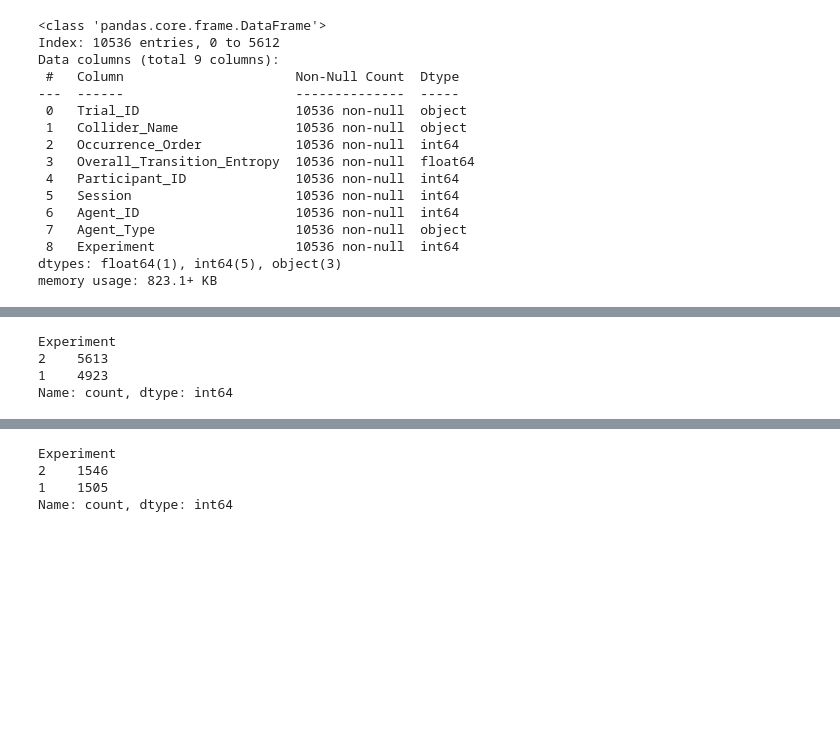
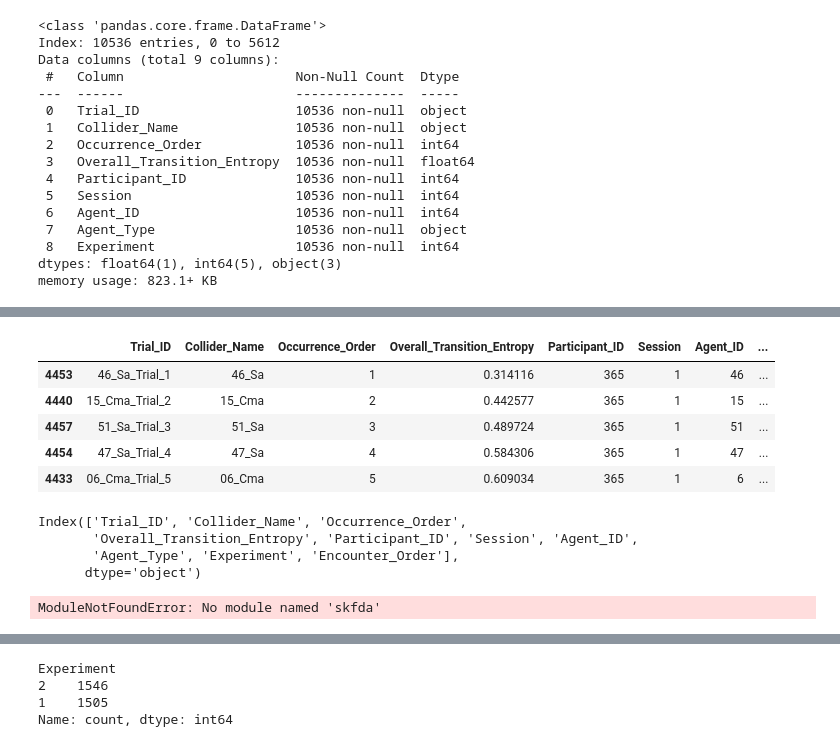
Before and after one commit to tracysanchez/Human_Agents_Impact_Nav, a Jupyter notebook: Exp2/Entropy/06_Windowed_Visualization.ipynb, the cells around one changed output, grey strips where cells are left out. Cells and saved outputs as stored; diff of their text form; code cells hidden in the pictures; blank space fills up the shorter version.

```diff
--- a/Exp2/Entropy/06_Windowed_Visualization.ipynb
+++ b/Exp2/Entropy/06_Windowed_Visualization.ipynb
@@ -49,9 +50,43 @@ stacked_df_ordered["Encounter_Order"] = (
     .cumcount() + 1
 )
 # %%
-stacked_df_ordered.Experiment.value_counts()
+stacked_df_ordered.head()
 # %% [output]
-Experiment
-2    5613
-1    4923
-Name: count, dtype: int64
+|  | Trial_ID | Collider_Name | Occurrence_Order | Overall_Transition_Entropy | Participant_ID | Session | Agent_ID | ... |
+| 4453 | 46_Sa_Trial_1 | 46_Sa | 1 | 0.314116 | 365 | 1 | 46 | ... |
+| 4440 | 15_Cma_Trial_2 | 15_Cma | 2 | 0.442577 | 365 | 1 | 15 | ... |
+| 4457 | 51_Sa_Trial_3 | 51_Sa | 3 | 0.489724 | 365 | 1 | 51 | ... |
+| 4454 | 47_Sa_Trial_4 | 47_Sa | 4 | 0.584306 | 365 | 1 | 47 | ... |
+| 4433 | 06_Cma_Trial_5 | 06_Cma | 5 | 0.609034 | 365 | 1 | 6 | ... |
+# %%
+stacked_df_ordered.columns
+# %% [output]
+Index(['Trial_ID', 'Collider_Name', 'Occurrence_Order',
+       'Overall_Transition_Entropy', 'Participant_ID', 'Session', 'Agent_ID',
+       'Agent_Type', 'Experiment', 'Encounter_Order'],
+      dtype='object')
+# %%
+import numpy as np
+import pandas as pd
+import skfda
+from skfda.representation.basis import FourierBasis
+from skfda.preprocessing.smoothing import BasisSmoother
+
+
+
+# Reshape data: We need entropy values as a function of time (Occurrence_Order)
+time_points = stacked_df_ordered["Occurrence_Order"].values
+entropy_values = stacked_df_ordered["Overall_Transition_Entropy"].values
+
+# Create a Fourier Basis (smooth functional representation)
+basis = FourierBasis(domain_range=(min(time_points), max(time_points)), n_basis=6)
+
+# Fit the entropy data using FDA smoothing
+fd = skfda.FDataGrid(data_matrix=entropy_values.reshape(-1, 1), grid_points=time_points)
+smoother = BasisSmoother(basis)
+fd_smooth = smoother.fit_transform(fd)
+
+# Plot smoothed entropy trajectories
+fd_smooth.plot()
+# %% [output]
+ModuleNotFoundError: No module named 'skfda'
```
Also changed, not shown: parts of 9 cells of this notebook, 6 other files.
